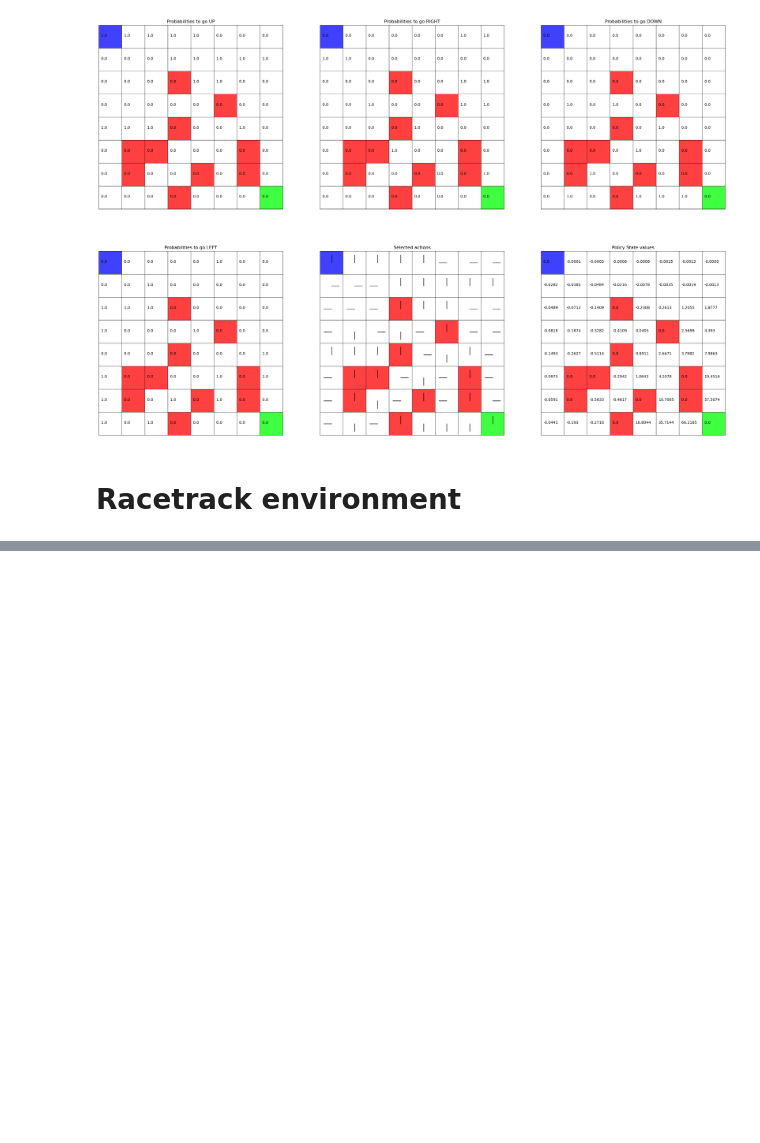
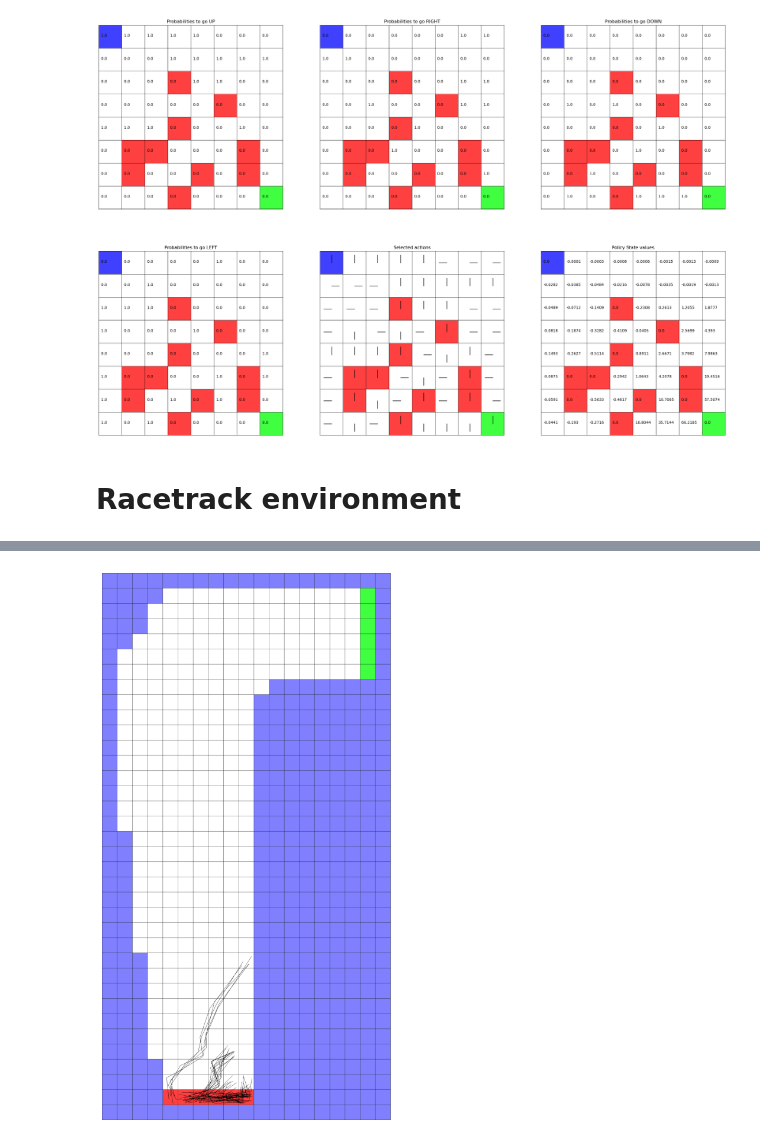
Before and after one commit to omikad/omikad-stuff, a Jupyter notebook: ReinforcementLearning/VariousAlgorithms/monte_carlo.ipynb, the cells around one changed output, grey strips where cells are left out. Cells and saved outputs as stored; diff of their text form; code cells hidden in the pictures; blank space fills up the shorter version.

```diff
--- a/ReinforcementLearning/VariousAlgorithms/monte_carlo.ipynb
+++ b/ReinforcementLearning/VariousAlgorithms/monte_carlo.ipynb
@@ -481,0 +572,56 @@ TypeError: exceptions must derive from BaseException
+# %%
+def estimate_optimal_policy__off_mc(problem, discount_factor, stop_episode_when_offroad, max_episodes, max_episode_steps):
+    board = problem.board
+    N, M = board.shape
+
+    q_values = np.random.rand(N, M, 5, 5, 9)
+    problem.fix_policy(q_values)
+
+    # here all Q values are positive
+    # almost all rewards are -1
+    # => G values negative and much smaller than Q values
+    # => Q values become even smaller
+    # => target policy picks argmax of Q, which means it never changes
+    # to fix this lets make initial Q values quite small
+    q_values -= 10
+
+    cumsum = np.zeros_like(q_values)
+
+    target_policy = np.zeros_like(q_values)
+    for row, col, velrow, velcol in np.ndindex((N, M, 5, 5)):
+        target_policy[row, col, velrow, velcol, np.argmax(q_values[row, col, velrow, velcol, :])] = 1
+
+    for episode in range(max_episodes):
+        behavior_policy = problem.create_random_policy()
+        # behavior_policy = np.ones((N, M, 5, 5, 9)) * 1 / 9   # uniform policy
+        # problem.fix_policy(behavior_policy)
+
+        run = problem.generate_run(policy, noise=True, stop_episode_when_offroad=stop_episode_when_offroad, max_steps=max_episode_steps)
+        G = 0
+        W = 1
+
+        for time in range(len(run) // 3 - 1, -1, -1):
+            (row, col, velrow, velcol), action_t, reward_t_next = run[3 * time], run[3 * time + 1], run[3 * time + 2]
+
+            G = discount_factor * G + reward_t_next
+
+            cumsum[row, col, velrow, velcol, action_t] += W
+
+            q_values[row, col, velrow, velcol, action_t] += W / cumsum[row, col, velrow, velcol, action_t] * (G - q_values[row, col, velrow, velcol, action_t])
+
+            target_policy[row, col, velrow, velcol, :] = 0
+            target_policy[row, col, velrow, velcol, np.argmax(q_values[row, col, velrow, velcol, :])] = 1
+
+            if action_t != np.argmax(target_policy[row, col, velrow, velcol, :]):
+                break
+
+            W = W / behavior_policy[row, col, velrow, velcol, action_t]
+
+    return target_policy
+
+problem = Racetrack()
+policy = estimate_optimal_policy__off_mc(problem, discount_factor=0.99, stop_episode_when_offroad=True, max_episodes=1000, max_episode_steps=50)
+run = problem.generate_run(policy, noise=False, stop_episode_when_offroad=False, max_steps=200)
+problem.render(run)
+# %% [output]
+[figure, added]
```
Also changed, not shown: parts of 8 cells of this notebook.
